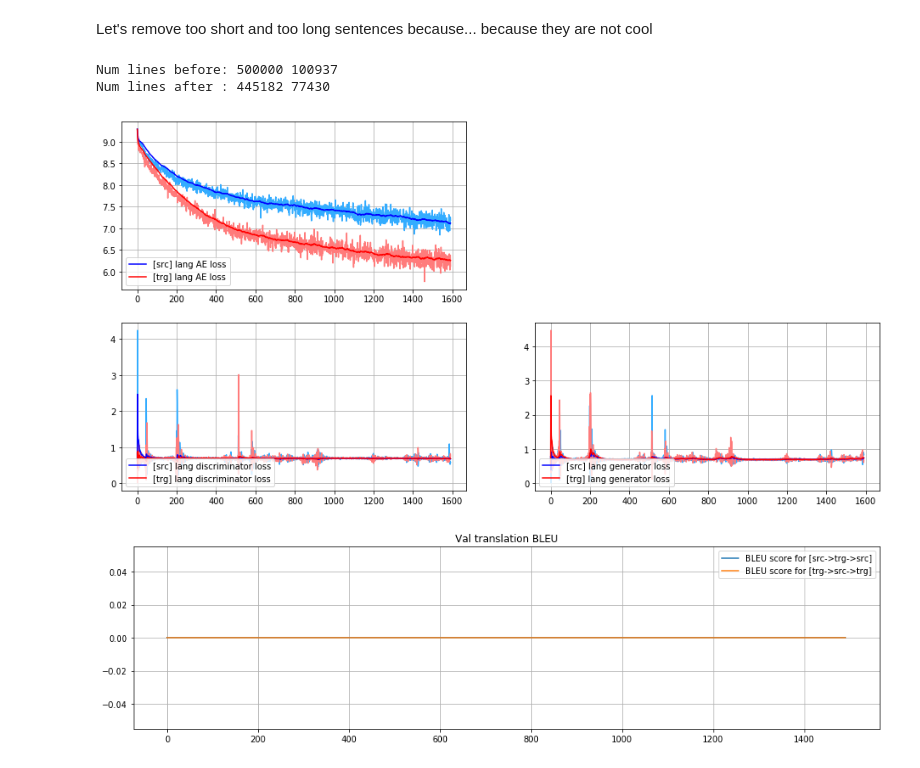
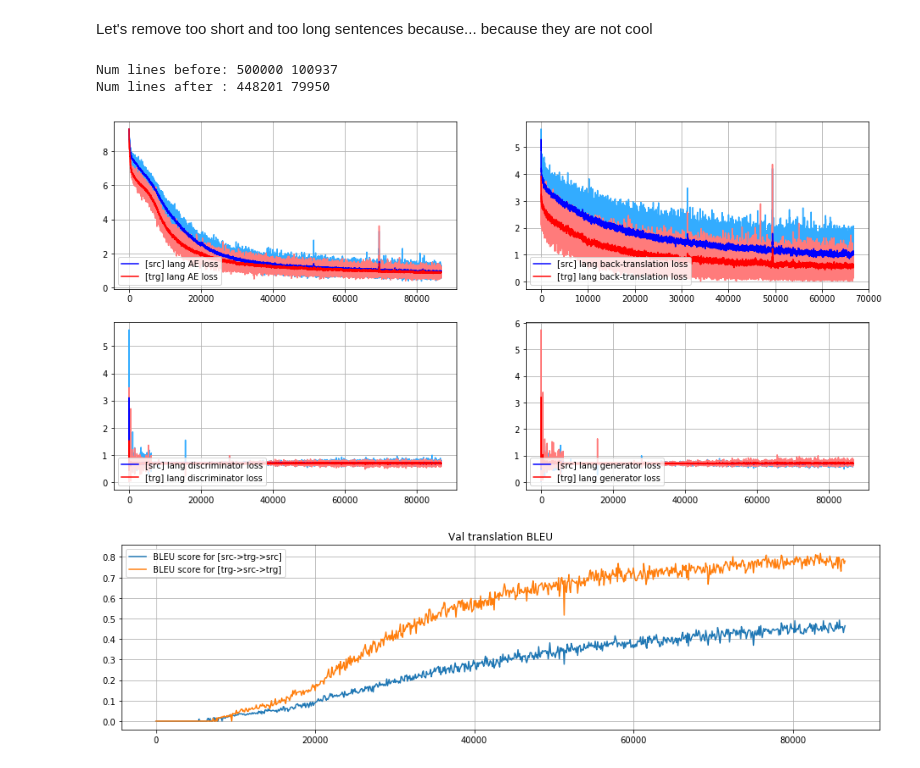
Before and after one commit to universome/text-style-transfer, a Jupyter notebook: notebooks/style-transfer.ipynb, the cells around one changed output. Cells and saved outputs as stored; diff of their text form; code cells hidden in the pictures.

```diff
--- a/notebooks/style-transfer.ipynb
+++ b/notebooks/style-transfer.ipynb
@@ -45,7 +45,7 @@ train_trg = [s.split() for s in train_trg if len(s) != 0]
 Let's remove too short and too long sentences because... because they are not cool
 # %%
 min_len = 10
-max_len = 80
+max_len = 90
 
 print('Num lines before:', len(train_src), len(train_trg))
 
@@ -55,7 +55,7 @@ train_trg = [s for s in train_trg if min_len < len(s) < (max_len - 2)]
 print('Num lines after :', len(train_src), len(train_trg))
 # %% [output]
 Num lines before: 500000 100937
-Num lines after : 445182 77430
+Num lines after : 448201 79950
 # %%
 vocab = Vocab.from_sequences([' '.join(s) for s in (train_src + train_trg)])
 # %%
@@ -111,35 +111,35 @@ def reconstruction_criterion(vocab_size):
     weight[constants.PAD] = 0
 
     return nn.CrossEntropyLoss(weight)
 
 reconstruct_src_criterion = reconstruction_criterion(len(vocab))
 reconstruct_trg_criterion = reconstruction_criterion(len(vocab))
 adv_criterion = nn.BCEWithLogitsLoss()
 
 transformer_optimizer = Adam([
     {'params': transformer.get_trainable_params_without_embs(), 'lr': 1e-4},
     {'params': transformer.get_embs_parameters(), 'lr': 1e-5}
 ])
 # transformer_optimizer = Adam(trainable_params_without_enc_embs(transformer), lr=1e-4)
 discriminator_optimizer = Adam(discriminator.trainable_parameters(), lr=1e-4)
 
 training_data = UMTBatcher(train_src_idx, train_trg_idx, vocab,
-                           vocab, batch_size=16, shuffle=True)
+                           vocab, batch_size=8, shuffle=True)
 val_data = Batcher(val_src_idx[:64], val_trg_idx[:64], vocab.token2id,
-                   vocab.token2id, batch_size=16, shuffle=False)
+                   vocab.token2id, batch_size=8, shuffle=False)
 
 training_config = {
     'max_num_epochs': 50,
-    'start_bt_from_iter': 10000,
+    'start_bt_from_iter': 20000,
     'gen_loss_coef': 0.1,
     'log_file': '../logs/style_transfer.log'
 }
 
 trainer = StyleTransferTrainer(
     transformer, discriminator, vocab, vocab, transformer_optimizer, discriminator_optimizer,
     reconstruct_src_criterion, reconstruct_trg_criterion, adv_criterion, training_config)
 
 trainer.run_training(training_data, val_data, plot_every=10, val_bleu_every=100)
 # %% [output]
-[figure, old version]
+[figure, new version]
-[figure, old version]
+[figure, new version]
```
